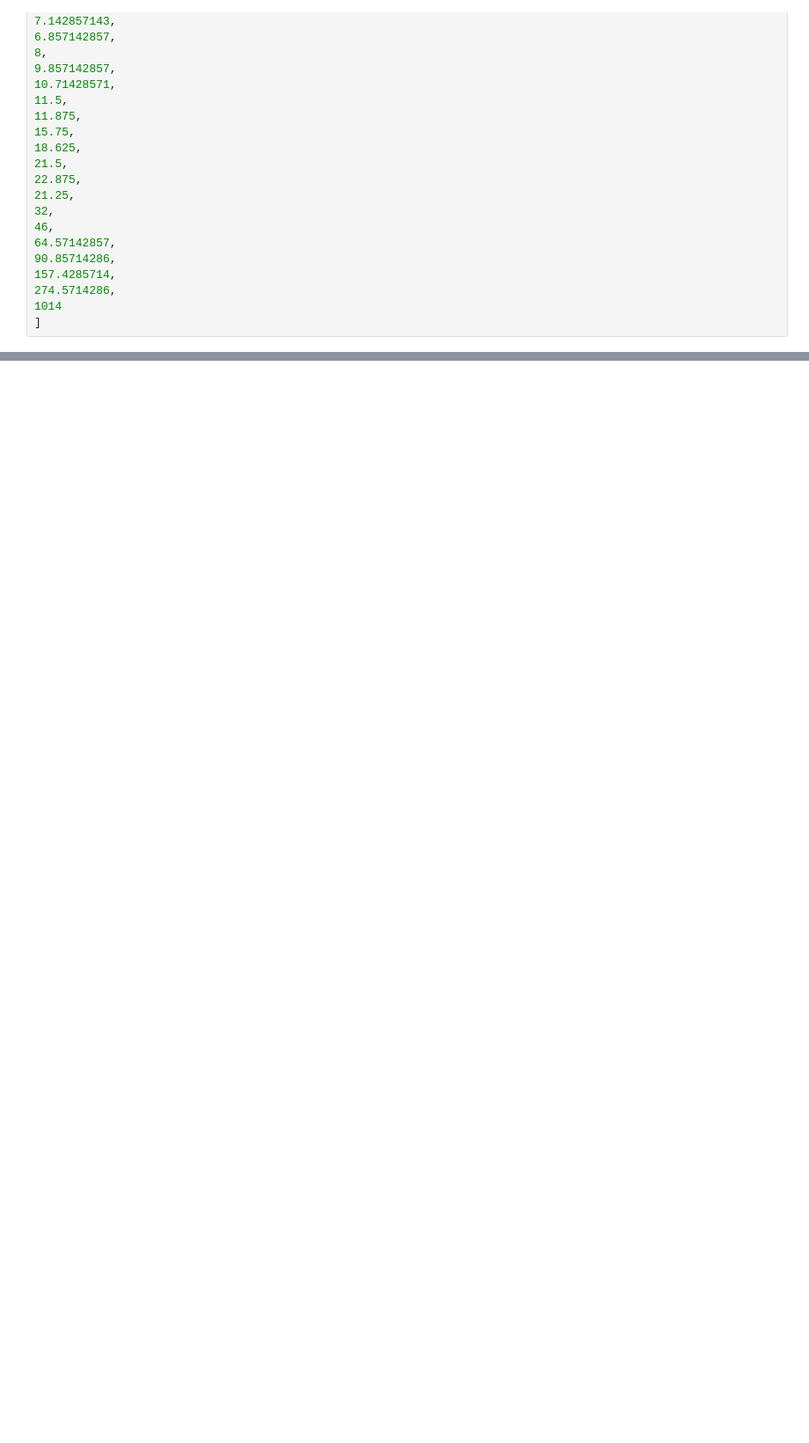
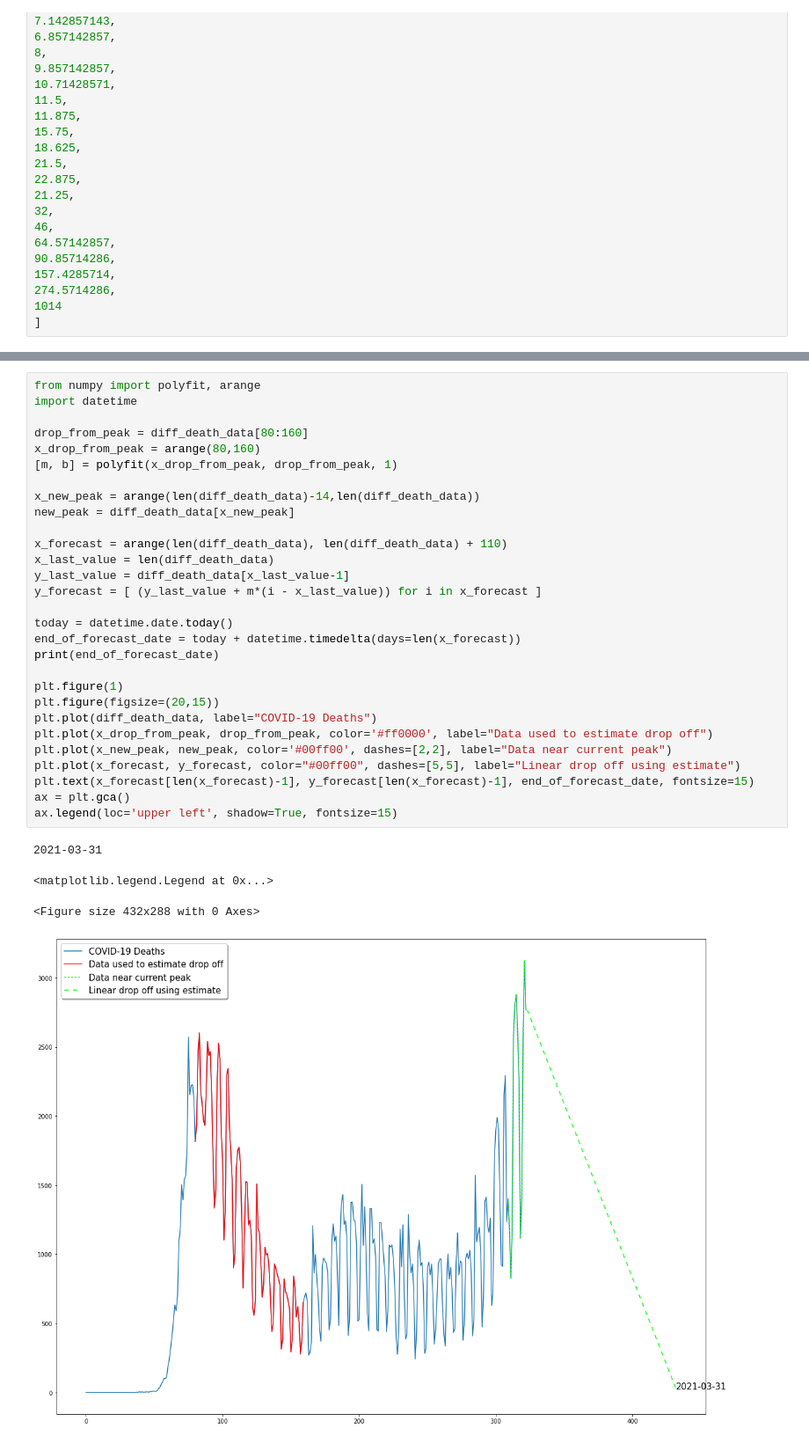
Before and after one commit to kootsoop/DSP.SE, a Jupyter notebook: Python/DeathRateComparisons.ipynb, the cells around one changed output, grey strips where cells are left out. Shown at 88% size. Drawn from its saved outputs; the diff is of its cells as text; blank space fills up the shorter version.

```diff
--- a/Python/DeathRateComparisons.ipynb
+++ b/Python/DeathRateComparisons.ipynb
@@ -217,0 +198,34 @@ print(daily_deaths)
+# %%
+from numpy import polyfit, arange
+import datetime
+
+drop_from_peak = diff_death_data[80:160]
+x_drop_from_peak = arange(80,160)
+[m, b] = polyfit(x_drop_from_peak, drop_from_peak, 1)
+
+x_new_peak = arange(len(diff_death_data)-14,len(diff_death_data))
+new_peak = diff_death_data[x_new_peak]
+
+x_forecast = arange(len(diff_death_data), len(diff_death_data) + 110)
+x_last_value = len(diff_death_data)
+y_last_value = diff_death_data[x_last_value-1]
+y_forecast = [ (y_last_value + m*(i - x_last_value)) for i in x_forecast ]
+
+today = datetime.date.today()
+end_of_forecast_date = today + datetime.timedelta(days=len(x_forecast))
+print(end_of_forecast_date)
+
+plt.figure(1)
+plt.figure(figsize=(20,15))
+plt.plot(diff_death_data, label="COVID-19 Deaths")
+plt.plot(x_drop_from_peak, drop_from_peak, color='#ff0000', label="Data used to estimate drop off")
+plt.plot(x_new_peak, new_peak, color='#00ff00', dashes=[2,2], label="Data near current peak")
+plt.plot(x_forecast, y_forecast, color="#00ff00", dashes=[5,5], label="Linear drop off using estimate")
+plt.text(x_forecast[len(x_forecast)-1], y_forecast[len(x_forecast)-1], end_of_forecast_date, fontsize=15)
+ax = plt.gca()
+ax.legend(loc='upper left', shadow=True, fontsize=15)
+# %% [output]
+2021-03-31
+<matplotlib.legend.Legend at 0x...>
+<Figure size 432x288 with 0 Axes>
+[figure, added]
```
Also changed, not shown: parts of 5 cells of this notebook, 5 other files.
